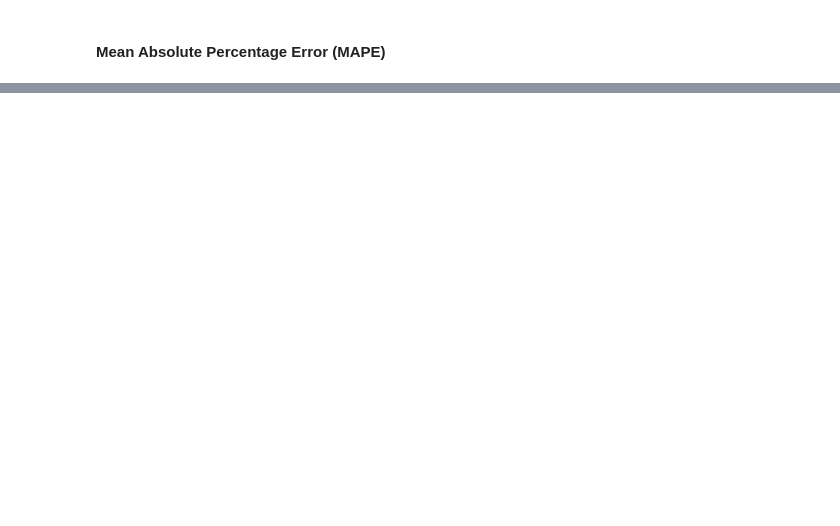
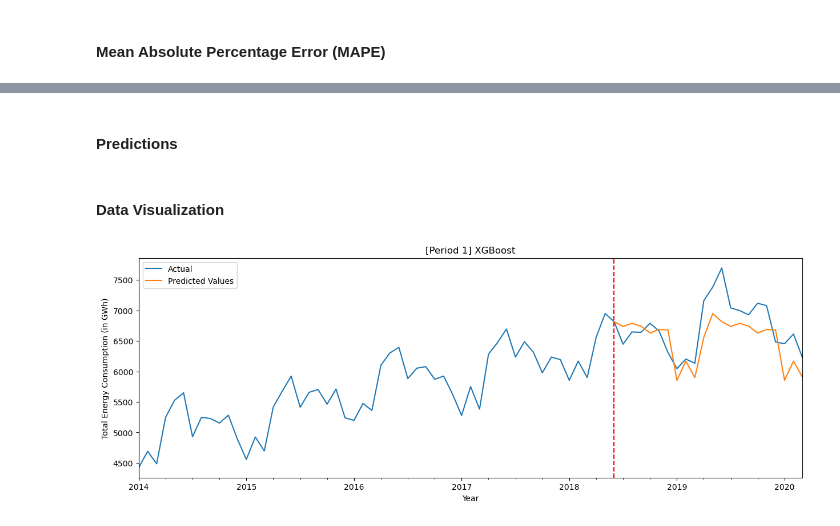
Before and after one commit to errutorculas/cmsc197-ML-miniproj, a Jupyter notebook: jupyter-notebook-code/miniproj.ipynb, the cells around one changed output, grey strips where cells are left out. Cells and saved outputs as stored; diff of their text form; code cells hidden in the pictures; blank space fills up the shorter version.

Commit message:
added XGBoost implementation

```diff
--- a/jupyter-notebook-code/miniproj.ipynb
+++ b/jupyter-notebook-code/miniproj.ipynb
@@ -582,0 +597,2 @@ The Mean Absolute Percentage Error (MAPE) of Period 2 is 0.09768747414215632
+# %%
+xgBoostReg = xgb.XGBRegressor(n_estimators=10000)
@@ -582,0 +605,2 @@ The Mean Absolute Percentage Error (MAPE) of Period 2 is 0.09768747414215632
+# %%
+xgBoostReg.fit(X_trainPre, y_trainPre)
@@ -582,0 +619,22 @@ The Mean Absolute Percentage Error (MAPE) of Period 2 is 0.09768747414215632
+# %% [markdown]
+#### Predictions
+# %%
+predXGBoost_pre = xgBoostReg.predict(X_testPre)
+
+# Make a new column in test dataframe: predictions for period 1
+testPre["[Period 1] XGBoost Predictions"] = predXGBoost_pre
+# %% [markdown]
+#### Data Visualization
+# %%
+ax = totalPre['Total Energy Consumption (in GWh)'].plot(figsize=(15, 5), label="Actual")
+testPre["[Period 1] XGBoost Predictions"].plot(ax=ax, label="Predicted Values")
+ax.axvline('2018-06-01', color='red', ls='--')
+
+plt.xlabel("Year")
+plt.ylabel("Total Energy Consumption (in GWh)")
+plt.title("[Period 1] XGBoost")
+plt.legend(loc="best")
+
+plt.show()
+# %% [output]
+[figure, added]
```
Also changed, not shown: parts of 26 cells of this notebook.
